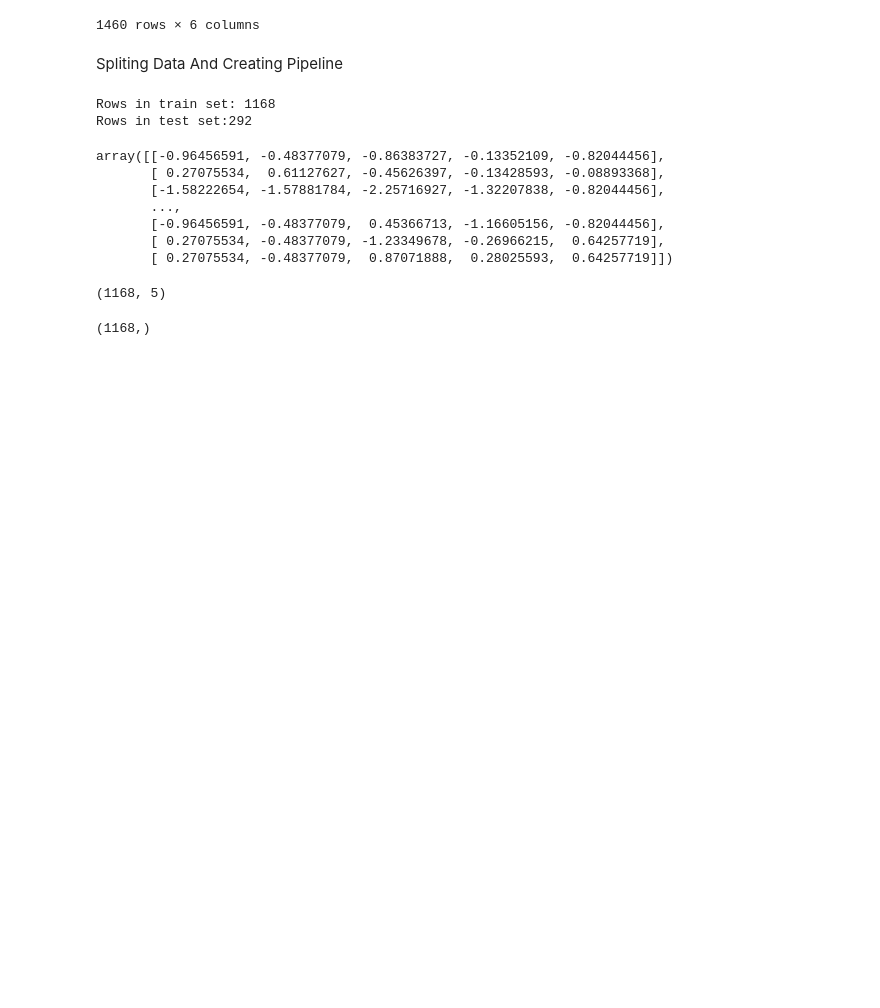
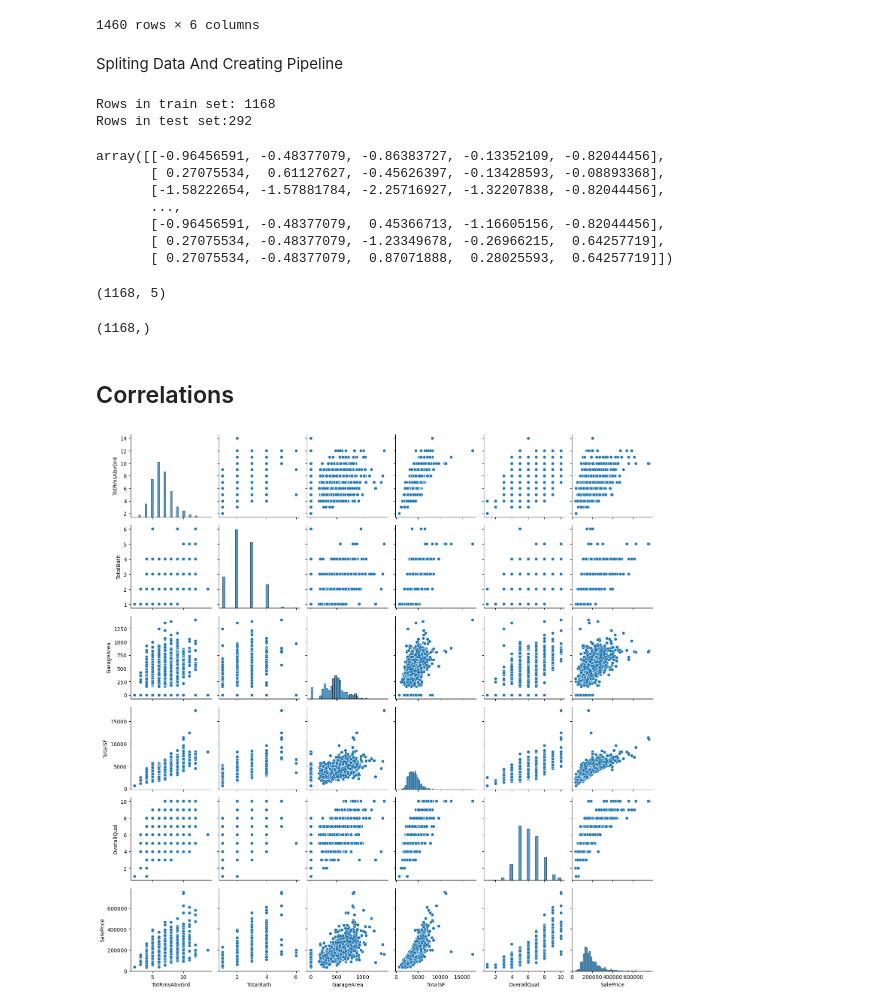
Before and after one commit to Christin-George-SDE/PRODGY_ML_01, a Jupyter notebook: house_price_prediction.ipynb, the cells around one changed output. Drawn from its saved outputs; the diff is of its cells as text; code cells hidden in the pictures; blank space fills up the shorter version.

```diff
--- a/house_price_prediction.ipynb
+++ b/house_price_prediction.ipynb
@@ -256,3 +256,14 @@ Y_train = housing_labels
 Y_train.shape
 # %% [output]
 (1168,)
+# %% [markdown]
+## Correlations
+# %%
+import warnings
+warnings.filterwarnings("ignore", category=UserWarning)
+%matplotlib inline
+sns.pairplot(train_df)
+plt.tight_layout()
+plt.show()
+# %% [output]
+[figure, added]
```
Also changed, not shown: parts of 32 cells of this notebook.
